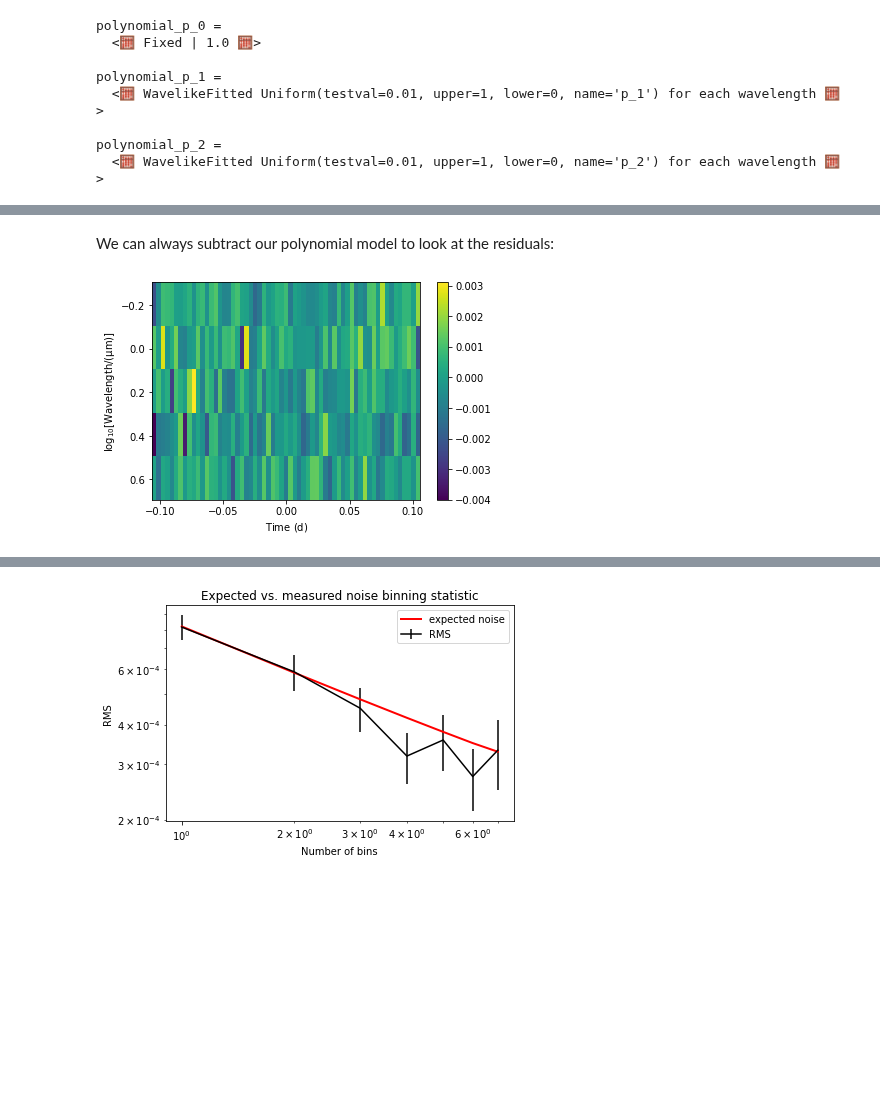
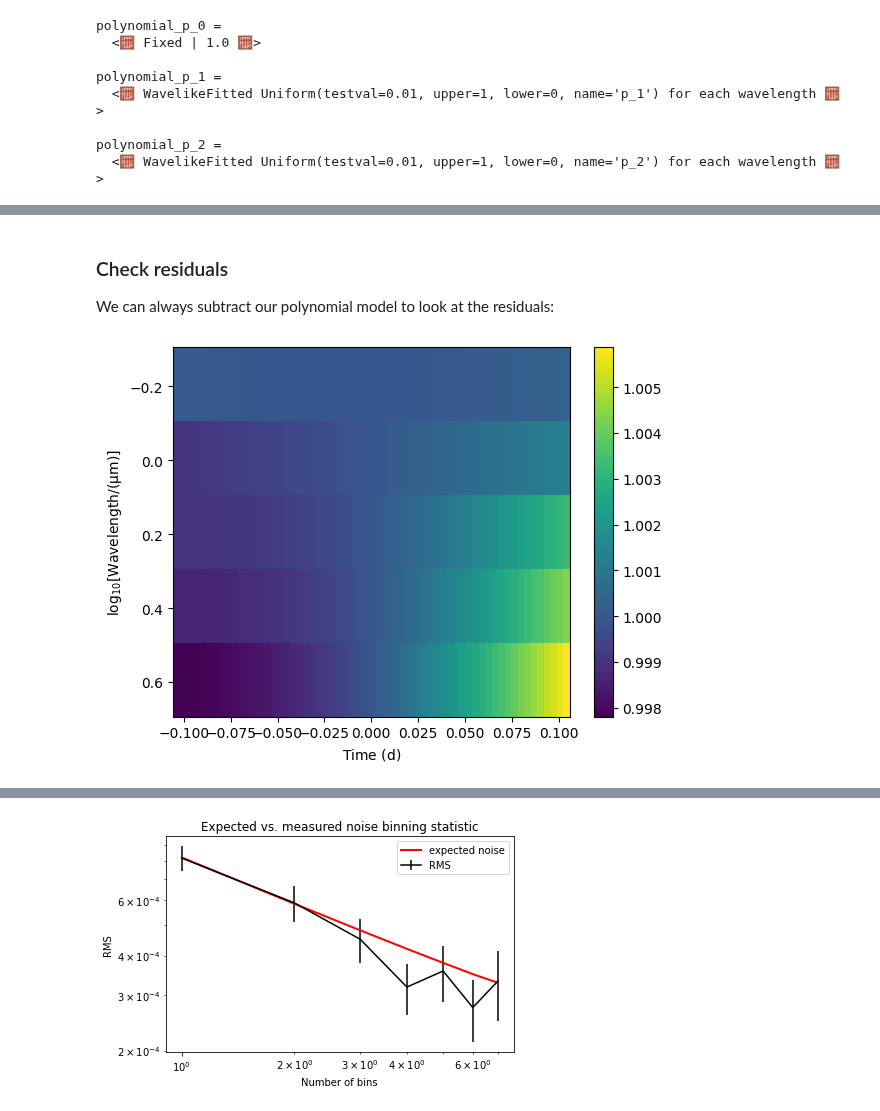
Before and after one commit to catrionamurray/chromatic_fitting, a Jupyter notebook: docs/tutorial_for_polynomial_fitting.ipynb, the cells around one changed output, grey strips where cells are left out. Saved outputs shown, nothing was run; the diff lists cells and outputs as text; code cells hidden in the pictures; blank space fills up the shorter version.

```diff
--- a/docs/tutorial_for_polynomial_fitting.ipynb
+++ b/docs/tutorial_for_polynomial_fitting.ipynb
@@ -99,8 +114,14 @@ b.plot_posteriors()
 # %% [markdown]
+### Check residuals
 We can always subtract our polynomial model to look at the residuals:
-# %%
-b.data.fluxlike['residuals-0'] = b.data.fluxlike['posterior-predictive-0'] - poly - 1.0
-# %%
-b.data.imshow(quantity='residuals-0');
-# %% [output]
-[figure, removed]
+# %%
+polynomial_model = {}
+for w in range(b.data.nwave):
+    if f'w{w}' not in polynomial_model.keys():
+        polynomial_model[f'w{w}'] = []
+    for t in range(b.data.ntime):
+        polynomial_model[f'w{w}'].append(b.summary['mean'][f"poly_model_w{w}[{t}]"])
+b.data.fluxlike['fit_polynomial_model'] = list(polynomial_model.values())
+b.data.imshow(quantity='fit_polynomial_model');
+# %% [output]
+[figure, added]
```
Also changed, not shown: parts of 12 cells of this notebook, 25 other files.
